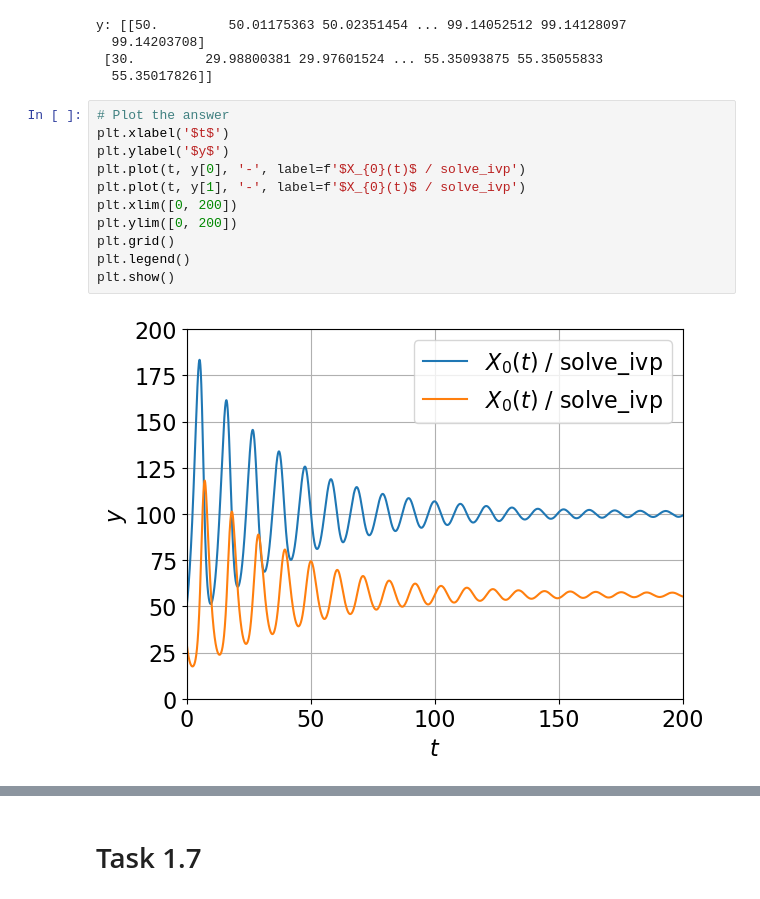
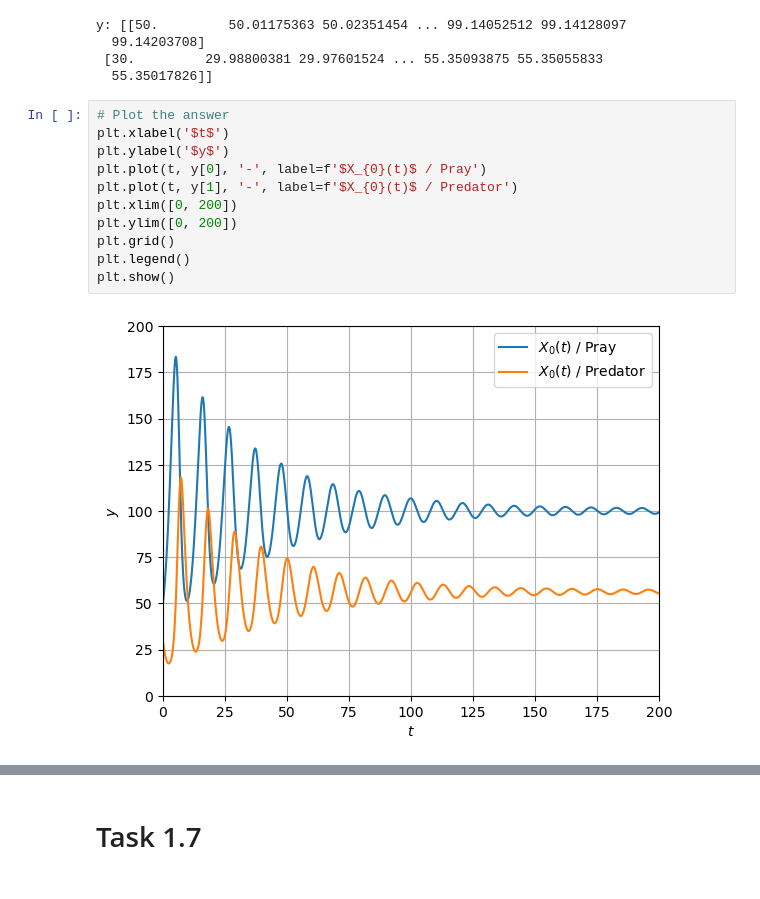
Before and after one commit to ablarer/SCC_ZHAW, a Jupyter notebook: 01/01 Vorlesung, Lab.ipynb, the cells around one changed output, grey strips where cells are left out. Saved outputs shown, nothing was run; the diff lists cells and outputs as text.

```diff
--- a/01/01 Vorlesung, Lab.ipynb
+++ b/01/01 Vorlesung, Lab.ipynb
@@ -396,15 +388,15 @@ y: [[50.         50.01175363 50.02351454 ... 99.14052512 99.14128097
 # %%
 # Plot the answer
 plt.xlabel('$t$')
 plt.ylabel('$y$')
-plt.plot(t, y[0], '-', label=f'$X_{0}(t)$ / solve_ivp')
-plt.plot(t, y[1], '-', label=f'$X_{0}(t)$ / solve_ivp')
+plt.plot(t, y[0], '-', label=f'$X_{0}(t)$ / Pray')
+plt.plot(t, y[1], '-', label=f'$X_{0}(t)$ / Predator')
 plt.xlim([0, 200])
 plt.ylim([0, 200])
 plt.grid()
 plt.legend()
 plt.show()
 # %% [output]
-[figure, old version]
+[figure, new version]
 # %%
 # Plot phase space
```
Also changed, not shown: parts of 32 cells of this notebook.
